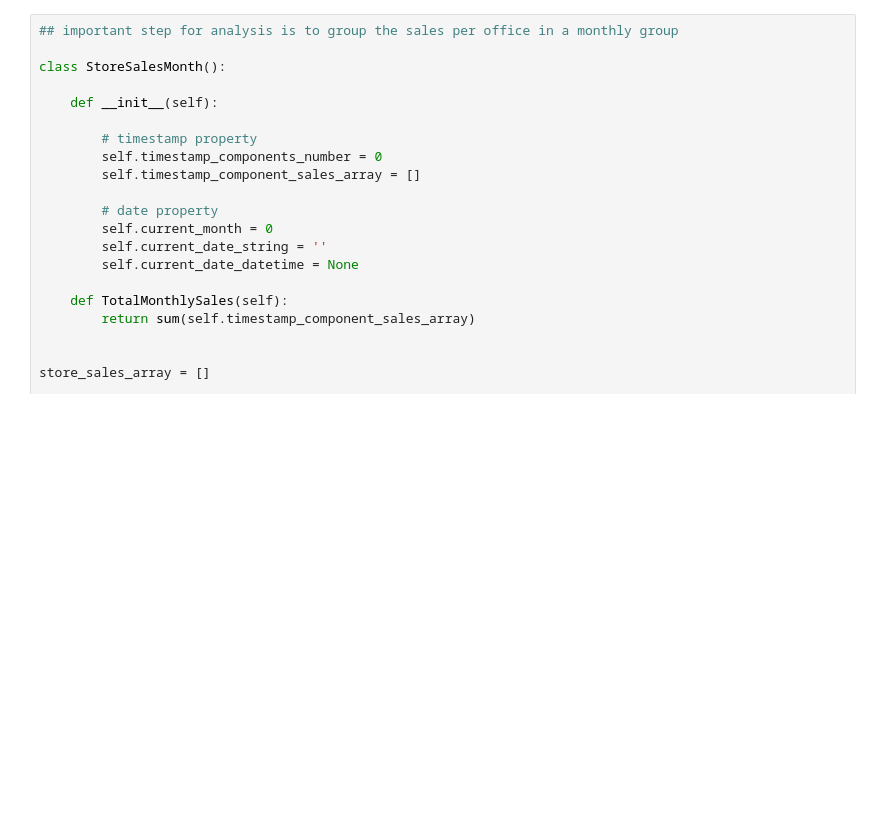
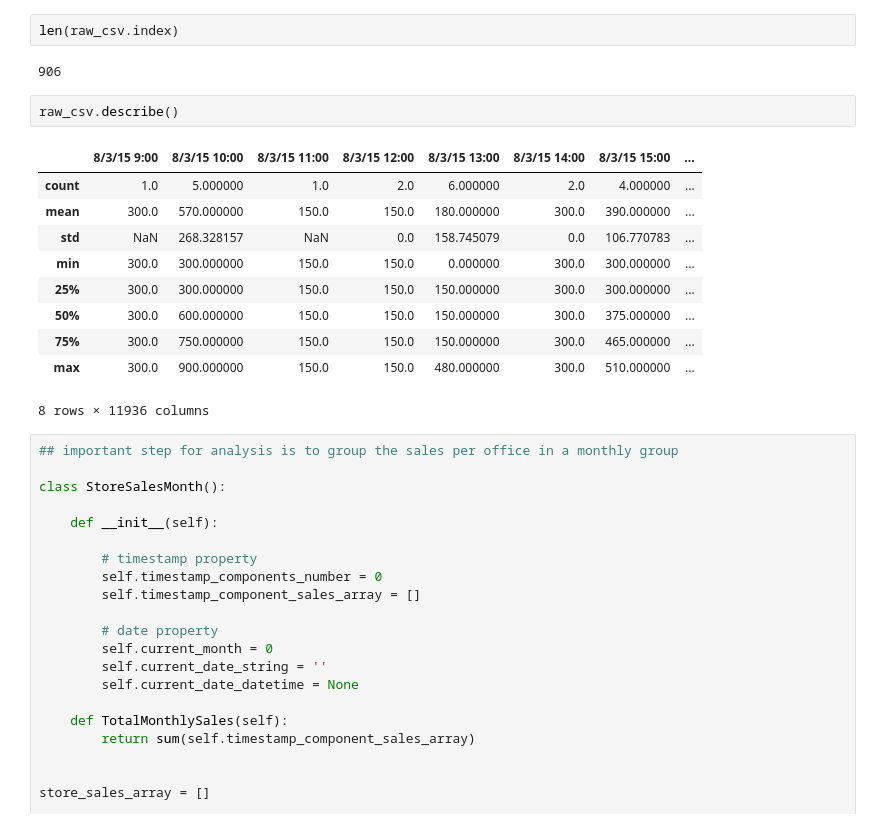
Before and after one commit to vdmasek/pmi, a Jupyter notebook: pmi_notebook.ipynb, the cells around one changed output. Cells and saved outputs as stored; diff of their text form; blank space fills up the shorter version.

```diff
--- a/pmi_notebook.ipynb
+++ b/pmi_notebook.ipynb
@@ -18,3 +78,20 @@ datetime.datetime(2015, 8, 10, 0, 0)
+# %%
+len(raw_csv.index)
+# %% [output]
+906
+# %%
+raw_csv.describe()
+# %% [output]
+|  | 8/3/15 9:00 | 8/3/15 10:00 | 8/3/15 11:00 | 8/3/15 12:00 | 8/3/15 13:00 | 8/3/15 14:00 | 8/3/15 15:00 | ... |
+| count | 1.0 | 5.000000 | 1.0 | 2.0 | 6.000000 | 2.0 | 4.000000 | ... |
+| mean | 300.0 | 570.000000 | 150.0 | 150.0 | 180.000000 | 300.0 | 390.000000 | ... |
+| std | NaN | 268.328157 | NaN | 0.0 | 158.745079 | 0.0 | 106.770783 | ... |
+| min | 300.0 | 300.000000 | 150.0 | 150.0 | 0.000000 | 300.0 | 300.000000 | ... |
+| 25% | 300.0 | 300.000000 | 150.0 | 150.0 | 150.000000 | 300.0 | 300.000000 | ... |
+| 50% | 300.0 | 600.000000 | 150.0 | 150.0 | 150.000000 | 300.0 | 375.000000 | ... |
+| 75% | 300.0 | 750.000000 | 150.0 | 150.0 | 150.000000 | 300.0 | 465.000000 | ... |
+| max | 300.0 | 900.000000 | 150.0 | 150.0 | 480.000000 | 300.0 | 510.000000 | ... |
+8 rows × 11936 columns
 # %%
 ## important step for analysis is to group the sales per office in a monthly group
 
```
Also changed, not shown: parts of 4 cells of this notebook.
